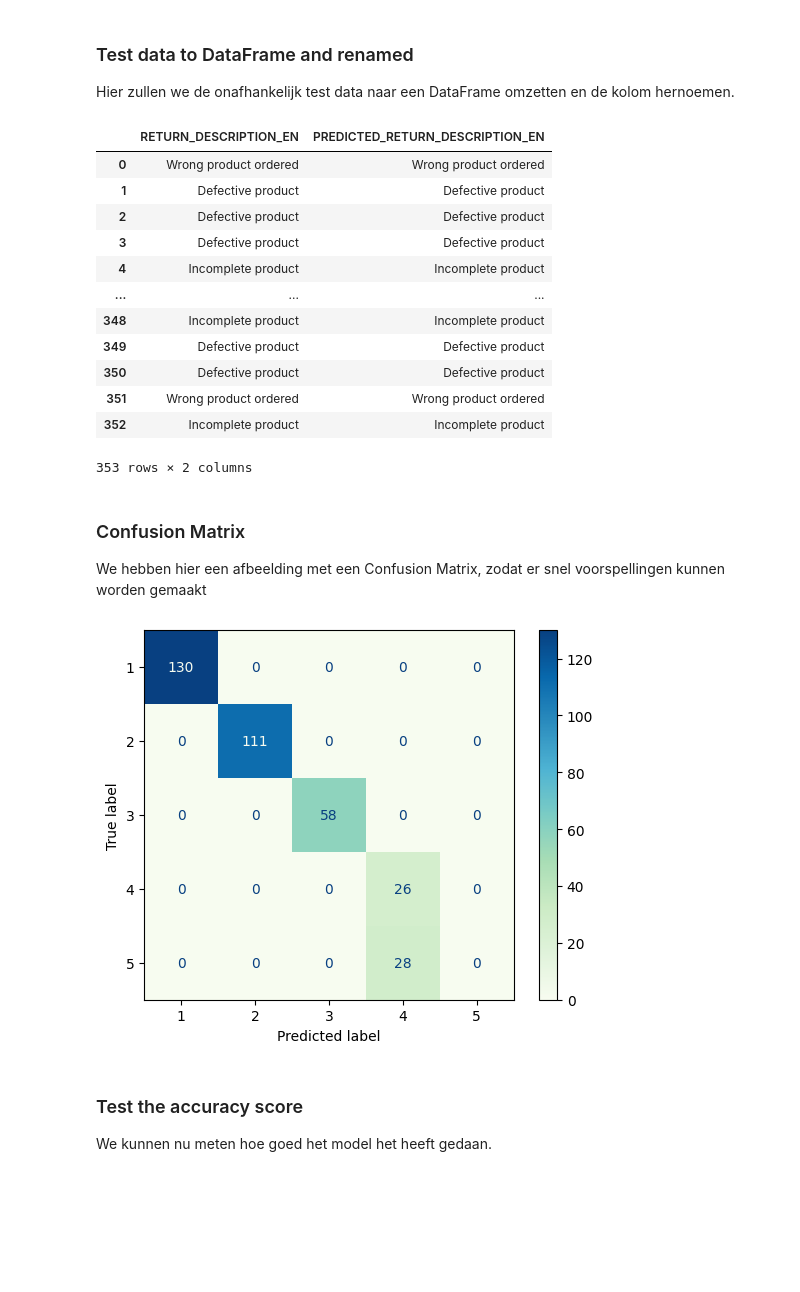
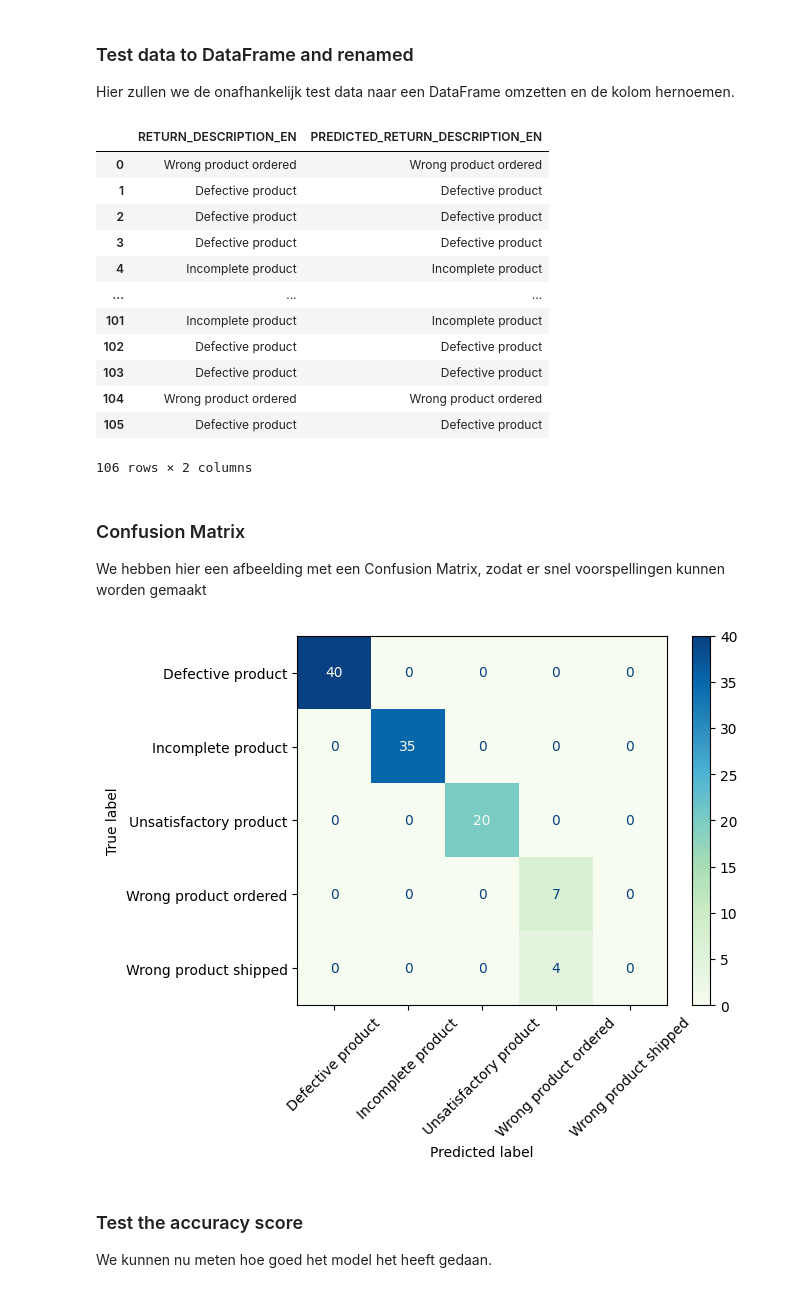
Before and after one commit to RedIsGaming/deds_ml, a Jupyter notebook: src/classificationmodel.ipynb, the cells around one changed output. Drawn from its saved outputs; the diff is of its cells as text; code cells hidden in the pictures; blank space fills up the shorter version.

```diff
--- a/src/classificationmodel.ipynb
+++ b/src/classificationmodel.ipynb
@@ -185,7 +185,7 @@ y
 
 Hieronder zullen we voor de juiste data het model trainen en testen.
 # %%
-X_train, X_test, y_train, y_test = train_test_split(X, y, test_size=0.5, random_state=42)
+X_train, X_test, y_train, y_test = train_test_split(X, y, test_size=0.15, random_state=42)
 list(X.columns)
 # %% [output]
 ['RETURN_CODE',
@@ -231,23 +231,29 @@ frame
 | 3 | Defective product | Defective product |
 | 4 | Incomplete product | Incomplete product |
 | ... | ... | ... |
-| 348 | Incomplete product | Incomplete product |
-| 349 | Defective product | Defective product |
-| 350 | Defective product | Defective product |
-| 351 | Wrong product ordered | Wrong product ordered |
-| 352 | Incomplete product | Incomplete product |
+| 101 | Incomplete product | Incomplete product |
+| 102 | Defective product | Defective product |
+| 103 | Defective product | Defective product |
+| 104 | Wrong product ordered | Wrong product ordered |
+| 105 | Defective product | Defective product |
-353 rows × 2 columns
+106 rows × 2 columns
 # %% [markdown]
 ### Confusion Matrix
 
 We hebben hier een afbeelding met een Confusion Matrix, zodat er snel voorspellingen kunnen worden gemaakt
 # %%
 matrix = metrics.confusion_matrix(y_test, model.predict(X_test))
-display: metrics.ConfusionMatrixDisplay = metrics.ConfusionMatrixDisplay(confusion_matrix=matrix, display_labels=["1", "2", "3", "4", "5"])
+
+display: metrics.ConfusionMatrixDisplay = metrics.ConfusionMatrixDisplay(
+    confusion_matrix=matrix,
+    display_labels=["Defective product", "Incomplete product", "Unsatisfactory product", "Wrong product ordered", "Wrong product shipped"]
+)
+
 display.plot(cmap="GnBu")
+plt.xticks(rotation=45)
 plt.show()
 # %% [output]
-[figure, old version]
+[figure, new version]
 # %% [markdown]
 ### Test the accuracy score
 
```
Also changed, not shown: parts of 2 cells of this notebook, 4 other files.
